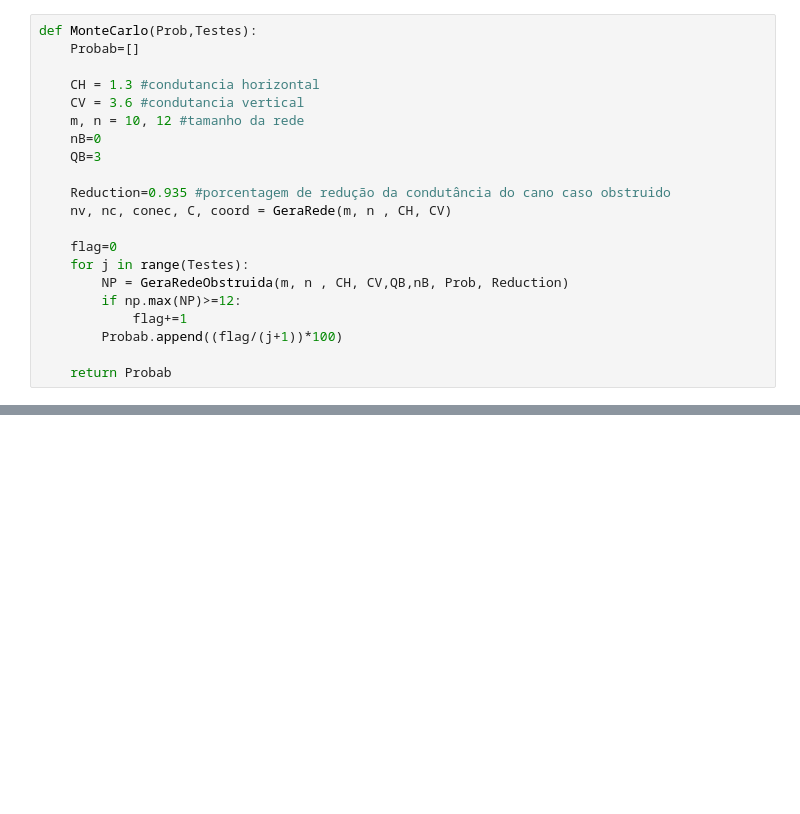
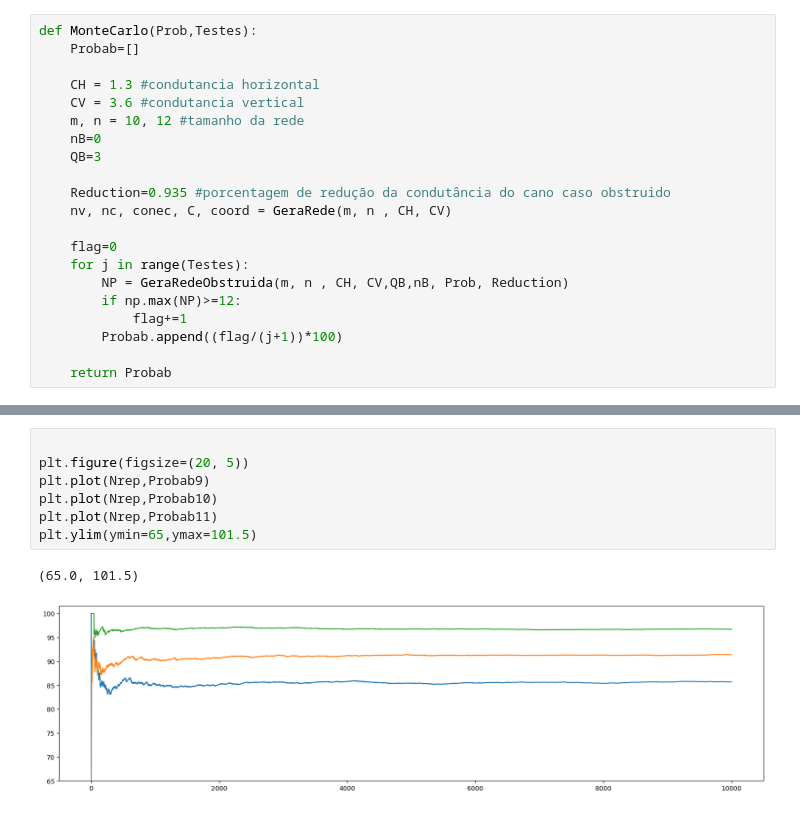
Before and after one commit to heloisaPazeti/Calculo_Monte_Carlo_em_Redes, a Jupyter notebook: Trabalho 1.ipynb, the cells around one changed output, grey strips where cells are left out. Cells and saved outputs as stored; diff of their text form; blank space fills up the shorter version.

```diff
--- a/Trabalho 1.ipynb
+++ b/Trabalho 1.ipynb
@@ -235,0 +246,10 @@ np.average(Probab7)
+# %%
+
+plt.figure(figsize=(20, 5))
+plt.plot(Nrep,Probab9)
+plt.plot(Nrep,Probab10)
+plt.plot(Nrep,Probab11)
+plt.ylim(ymin=65,ymax=101.5)
+# %% [output]
+(65.0, 101.5)
+[figure, added]
```
Also changed, not shown: parts of 5 cells of this notebook.
